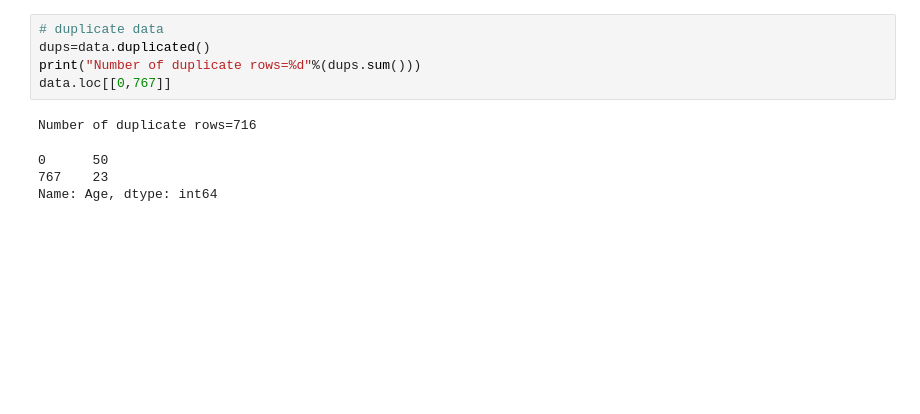
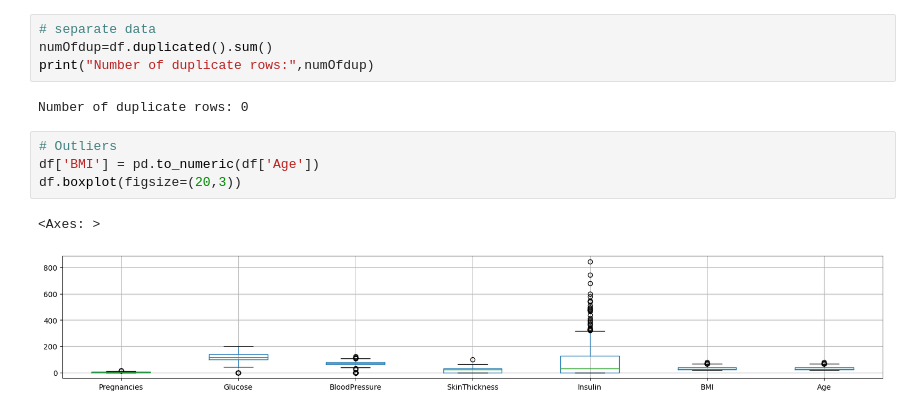
Before and after one commit to vatiza/Machine_Learning, a Jupyter notebook: lab3_preprocessing_diabetes_dataset.ipynb, the cells around one changed output. Drawn from its saved outputs; the diff is of its cells as text; blank space fills up the shorter version.

```diff
--- a/lab3_preprocessing_diabetes_dataset.ipynb
+++ b/lab3_preprocessing_diabetes_dataset.ipynb
@@ -66,10 +85,13 @@ data
 # %%
-# duplicate data
-dups=data.duplicated()
-print("Number of duplicate rows=%d"%(dups.sum()))
-data.loc[[0,767]]
+# separate data
+numOfdup=df.duplicated().sum()
+print("Number of duplicate rows:",numOfdup)
 # %% [output]
-Number of duplicate rows=716
+Number of duplicate rows: 0
-0      50
-767    23
-Name: Age, dtype: int64
+# %%
+# Outliers
+df['BMI'] = pd.to_numeric(df['Age'])
+df.boxplot(figsize=(20,3))
+# %% [output]
+<Axes: >
+[figure, added]
```
Also changed, not shown: parts of 18 cells of this notebook.
